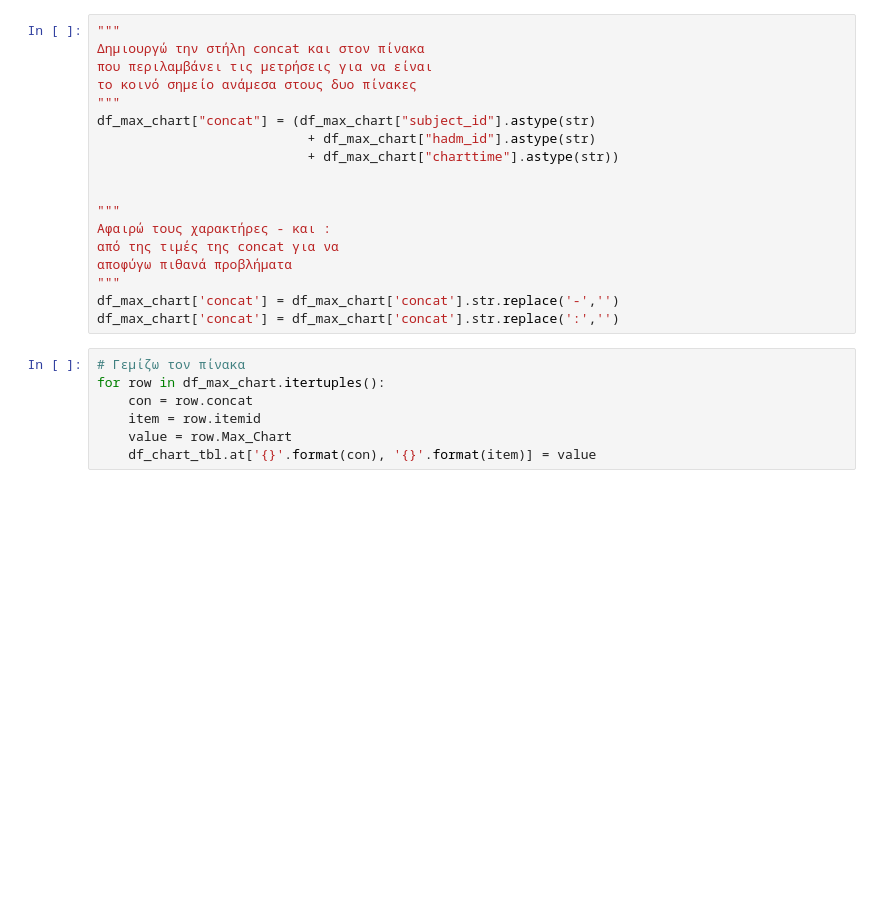
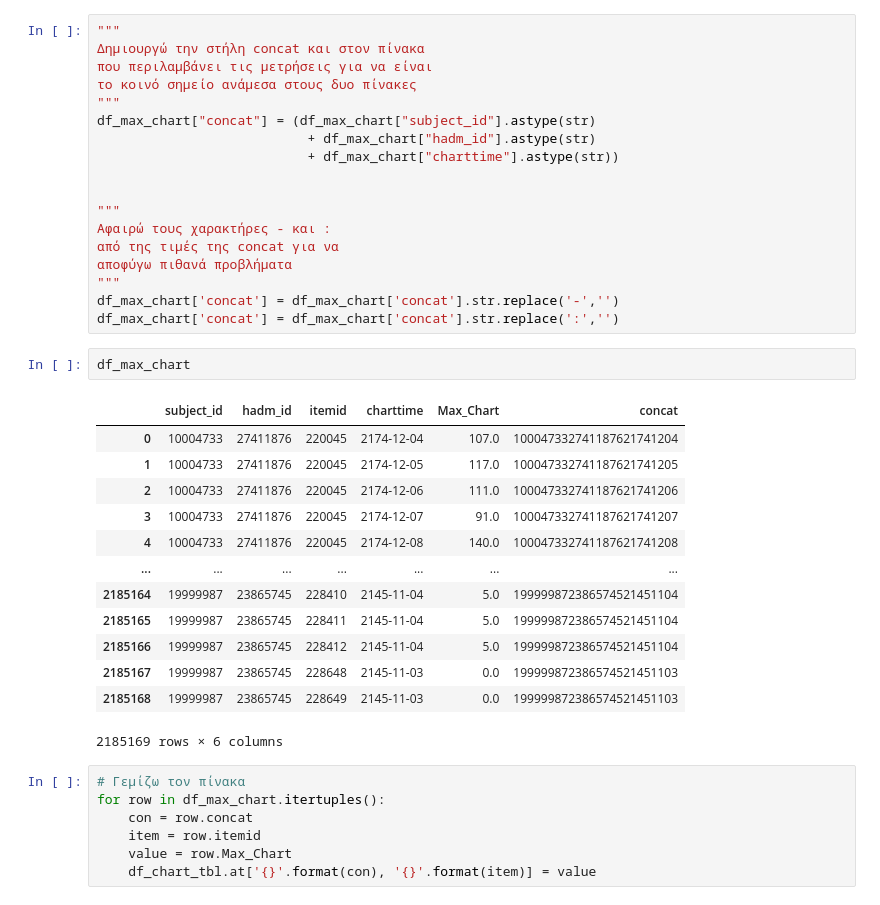
Before and after one commit to DimopDim/MimicIV, a Jupyter notebook: Cyprus_Paper/05_fill_max_chart_table.ipynb, the cells around one changed output. Drawn from its saved outputs; the diff is of its cells as text; blank space fills up the shorter version.

Commit message:
fill max chart table

```diff
--- a/Cyprus_Paper/05_fill_max_chart_table.ipynb
+++ b/Cyprus_Paper/05_fill_max_chart_table.ipynb
@@ -44,6 +44,22 @@ df_max_chart["concat"] = (df_max_chart["subject_id"].astype(str)
 """
 df_max_chart['concat'] = df_max_chart['concat'].str.replace('-','')
 df_max_chart['concat'] = df_max_chart['concat'].str.replace(':','')
+# %%
+df_max_chart
+# %% [output]
+|  | subject_id | hadm_id | itemid | charttime | Max_Chart | concat |
+| 0 | 10004733 | 27411876 | 220045 | 2174-12-04 | 107.0 | 100047332741187621741204 |
+| 1 | 10004733 | 27411876 | 220045 | 2174-12-05 | 117.0 | 100047332741187621741205 |
+| 2 | 10004733 | 27411876 | 220045 | 2174-12-06 | 111.0 | 100047332741187621741206 |
+| 3 | 10004733 | 27411876 | 220045 | 2174-12-07 | 91.0 | 100047332741187621741207 |
+| 4 | 10004733 | 27411876 | 220045 | 2174-12-08 | 140.0 | 100047332741187621741208 |
+| ... | ... | ... | ... | ... | ... | ... |
+| 2185164 | 19999987 | 23865745 | 228410 | 2145-11-04 | 5.0 | 199999872386574521451104 |
+| 2185165 | 19999987 | 23865745 | 228411 | 2145-11-04 | 5.0 | 199999872386574521451104 |
+| 2185166 | 19999987 | 23865745 | 228412 | 2145-11-04 | 5.0 | 199999872386574521451104 |
+| 2185167 | 19999987 | 23865745 | 228648 | 2145-11-03 | 0.0 | 199999872386574521451103 |
+| 2185168 | 19999987 | 23865745 | 228649 | 2145-11-03 | 0.0 | 199999872386574521451103 |
+2185169 rows × 6 columns
 # %%
 # Γεμίζω τον πίνακα
 for row in df_max_chart.itertuples():
```
Also changed, not shown: 1 other file.
